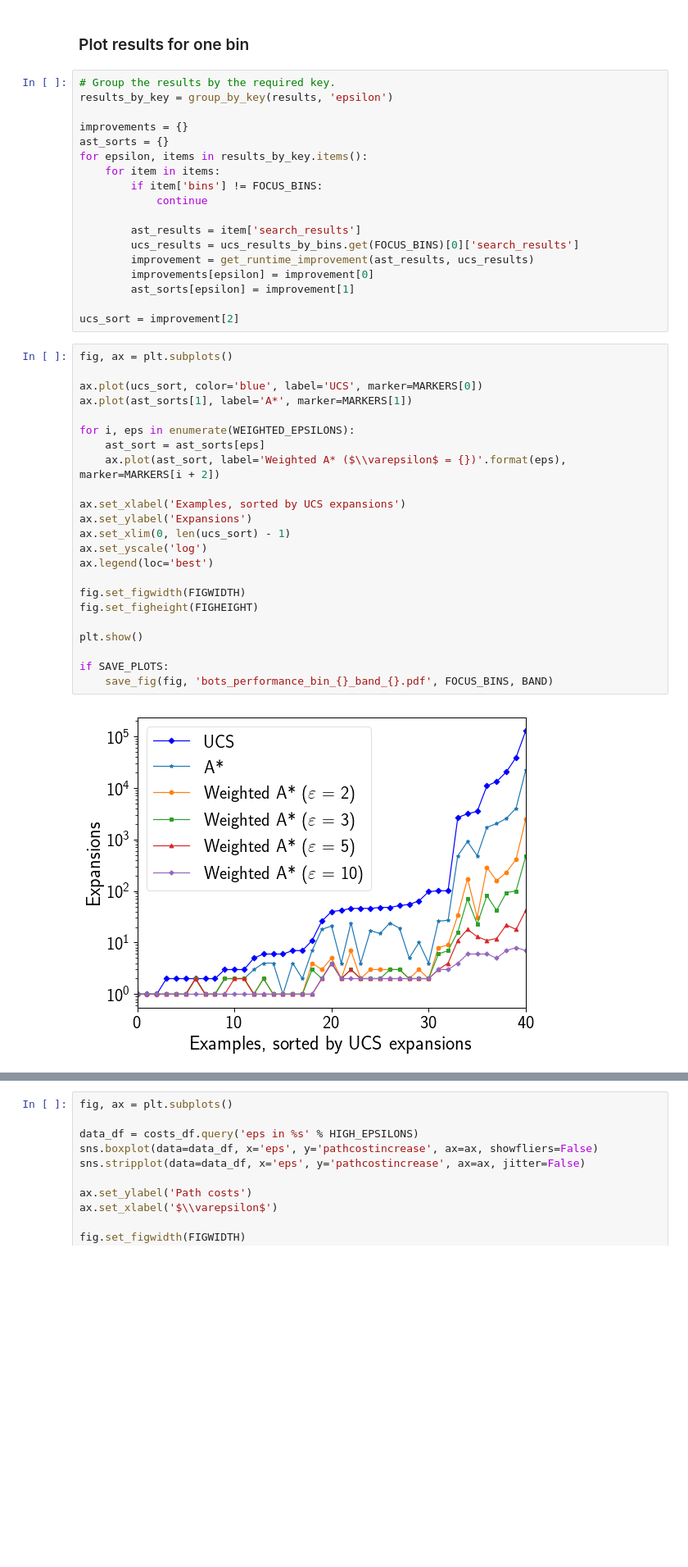
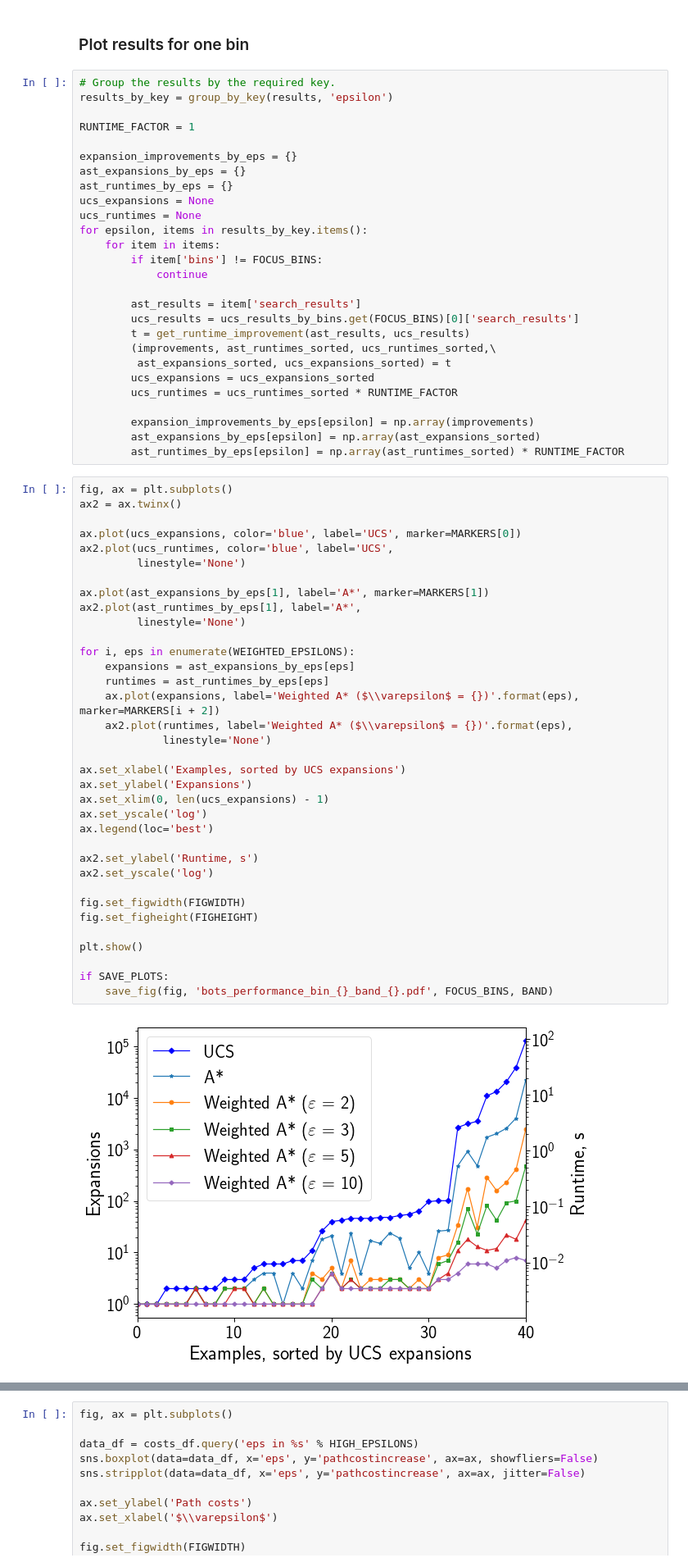
Before and after one commit to spring-epfl/trickster, a Jupyter notebook: notebooks/bots_experiment.ipynb, the cells around one changed output, grey strips where cells are left out. Shown at 82% size. Saved outputs shown, nothing was run; the diff lists cells and outputs as text; blank space fills up the shorter version.

Commit message:
Update bots and credit notebooks: better plots and runtime

```diff
--- a/notebooks/bots_experiment.ipynb
+++ b/notebooks/bots_experiment.ipynb
@@ -332,8 +339,13 @@ if SAVE_PLOTS:
 # Group the results by the required key.
 results_by_key = group_by_key(results, 'epsilon')
 
-improvements = {}
-ast_sorts = {}
+RUNTIME_FACTOR = 1
+
+expansion_improvements_by_eps = {}
+ast_expansions_by_eps = {}
+ast_runtimes_by_eps = {}
+ucs_expansions = None
+ucs_runtimes = None
 for epsilon, items in results_by_key.items():
     for item in items:
         if item['bins'] != FOCUS_BINS:
@@ -341,36 +353,52 @@ for epsilon, items in results_by_key.items():
 
         ast_results = item['search_results']
         ucs_results = ucs_results_by_bins.get(FOCUS_BINS)[0]['search_results']
-        improvement = get_runtime_improvement(ast_results, ucs_results)
-        improvements[epsilon] = improvement[0]
-        ast_sorts[epsilon] = improvement[1]
+        t = get_runtime_improvement(ast_results, ucs_results)
+        (improvements, ast_runtimes_sorted, ucs_runtimes_sorted,\
+         ast_expansions_sorted, ucs_expansions_sorted) = t
+        ucs_expansions = ucs_expansions_sorted
+        ucs_runtimes = ucs_runtimes_sorted * RUNTIME_FACTOR
 
-ucs_sort = improvement[2]
+        expansion_improvements_by_eps[epsilon] = np.array(improvements)
+        ast_expansions_by_eps[epsilon] = np.array(ast_expansions_sorted)
+        ast_runtimes_by_eps[epsilon] = np.array(ast_runtimes_sorted) * RUNTIME_FACTOR
 # %%
 fig, ax = plt.subplots()
+ax2 = ax.twinx()
 
-ax.plot(ucs_sort, color='blue', label='UCS', marker=MARKERS[0])
-ax.plot(ast_sorts[1], label='A*', marker=MARKERS[1])
+ax.plot(ucs_expansions, color='blue', label='UCS', marker=MARKERS[0])
+ax2.plot(ucs_runtimes, color='blue', label='UCS',
+         linestyle='None')
+
+ax.plot(ast_expansions_by_eps[1], label='A*', marker=MARKERS[1])
+ax2.plot(ast_runtimes_by_eps[1], label='A*',
+         linestyle='None')
 
 for i, eps in enumerate(WEIGHTED_EPSILONS):
-    ast_sort = ast_sorts[eps]
-    ax.plot(ast_sort, label='Weighted A* ($\\varepsilon$ = {})'.format(eps), marker=MARKERS[i + 2])
+    expansions = ast_expansions_by_eps[eps]
+    runtimes = ast_runtimes_by_eps[eps]
+    ax.plot(expansions, label='Weighted A* ($\\varepsilon$ = {})'.format(eps), marker=MARKERS[i + 2])
+    ax2.plot(runtimes, label='Weighted A* ($\\varepsilon$ = {})'.format(eps),
+             linestyle='None')
 
 ax.set_xlabel('Examples, sorted by UCS expansions')
 ax.set_ylabel('Expansions')
-ax.set_xlim(0, len(ucs_sort) - 1)
+ax.set_xlim(0, len(ucs_expansions) - 1)
 ax.set_yscale('log')
 ax.legend(loc='best')
+
+ax2.set_ylabel('Runtime, s')
+ax2.set_yscale('log')
 
 fig.set_figwidth(FIGWIDTH)
 fig.set_figheight(FIGHEIGHT)
 
 plt.show()
 
 if SAVE_PLOTS:
     save_fig(fig, 'bots_performance_bin_{}_band_{}.pdf', FOCUS_BINS, BAND)
 # %% [output]
-[figure, old version]
+[figure, new version]
 # %%
 fig, ax = plt.subplots()
 
```
Also changed, not shown: parts of 4 cells of this notebook, 1 other file.
